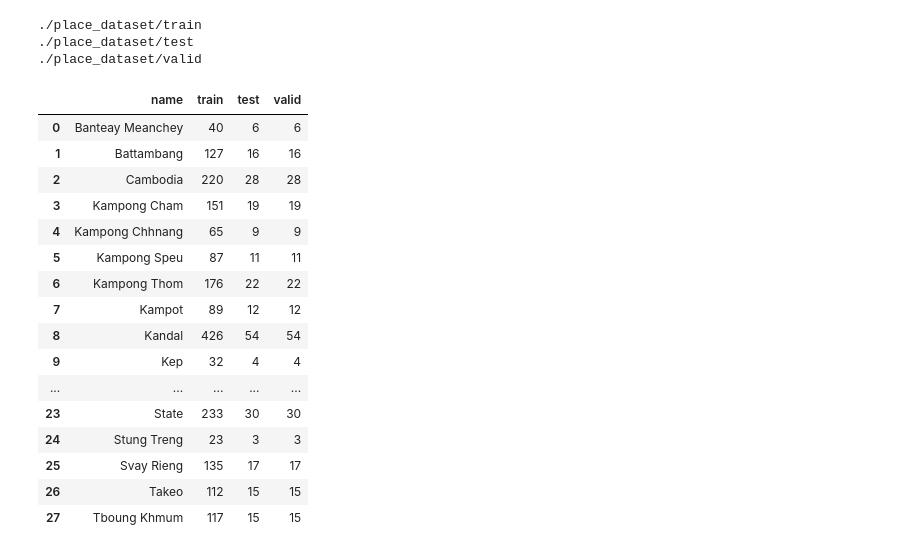
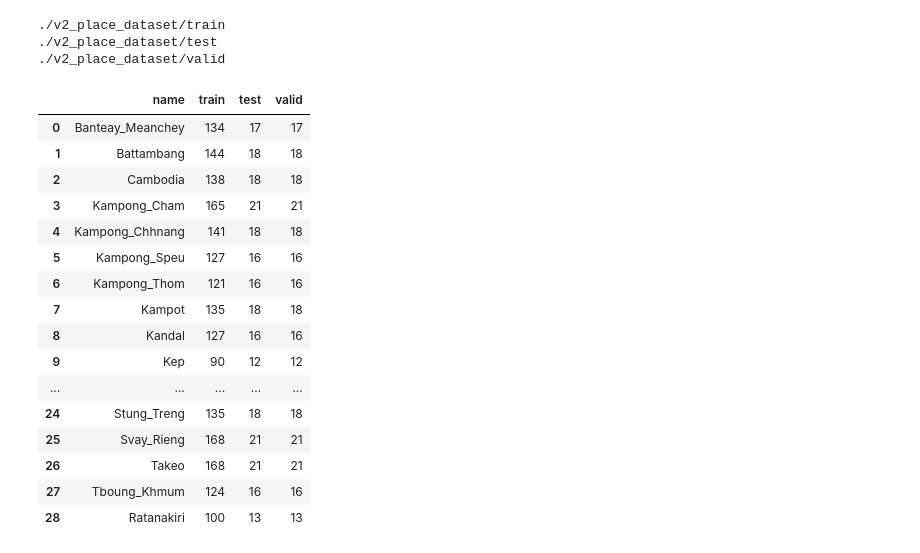
Before and after one commit to nattkorat/klpr-training, a Jupyter notebook: train test valid split by class.ipynb, the cells around one changed output. Drawn from its saved outputs; the diff is of its cells as text; code cells hidden in the pictures.

```diff
--- a/train test valid split by class.ipynb
+++ b/train test valid split by class.ipynb
@@ -55,7 +55,7 @@ def conv_txt_jpg(txt_file):
     return name
 # %%
 # origin datasets (consider that the data has not split into train valid and test yet)
-dataset = "/home/nattkorat/Desktop/plate name.v2i.yolov5pytorch"
+dataset = "/home/nattkorat/Desktop/klpr_dataset/places_db"
 
 train_dir = os.path.join(dataset, 'train')
 yalm_file = os.path.join(dataset, 'data.yaml')
@@ -67,7 +67,7 @@ files = os.listdir(label_dir)
 
 
 # create file structure
-database_name = 'place_dataset'
+database_name = 'v2_place_dataset'
 target_dir = './'
 create_yolov5_folder_data(target_dir, database_name)
 
@@ -107,52 +107,52 @@ for key, value in data_cls.items():
 
     # we can now just copy image and label to the new folder
     # train
     for data in tr:
         # labels
         shutil.copyfile(os.path.join(train_dir, 'labels', data), os.path.join(target_dir, database_name, 'train/labels', data))
 
         # image
         shutil.copyfile(os.path.join(train_dir, 'images', conv_txt_jpg(data)), os.path.join(target_dir, database_name, 'train/images', conv_txt_jpg(data)))
 
     # testing
     for data in ts:
         # labels
         shutil.copyfile(os.path.join(train_dir, 'labels', data), os.path.join(target_dir, database_name, 'test/labels', data))
 
         # image
         shutil.copyfile(os.path.join(train_dir, 'images', conv_txt_jpg(data)), os.path.join(target_dir, database_name, 'test/images', conv_txt_jpg(data)))
 
     # valid
     for data in vl:
         # labels
         shutil.copyfile(os.path.join(train_dir, 'labels', data), os.path.join(target_dir, database_name, 'valid/labels', data))
 
         # image
         shutil.copyfile(os.path.join(train_dir, 'images', conv_txt_jpg(data)), os.path.join(target_dir, database_name, 'valid/images', conv_txt_jpg(data)))
 
 data_info = pd.DataFrame(data_info)
 data_info
 # %% [output]
-./place_dataset/train
-./place_dataset/test
-./place_dataset/valid
+./v2_place_dataset/train
+./v2_place_dataset/test
+./v2_place_dataset/valid
 |  | name | train | test | valid |
-| 0 | Banteay Meanchey | 40 | 6 | 6 |
-| 1 | Battambang | 127 | 16 | 16 |
-| 2 | Cambodia | 220 | 28 | 28 |
-| 3 | Kampong Cham | 151 | 19 | 19 |
-| 4 | Kampong Chhnang | 65 | 9 | 9 |
-| 5 | Kampong Speu | 87 | 11 | 11 |
-| 6 | Kampong Thom | 176 | 22 | 22 |
-| 7 | Kampot | 89 | 12 | 12 |
-| 8 | Kandal | 426 | 54 | 54 |
-| 9 | Kep | 32 | 4 | 4 |
+| 0 | Banteay_Meanchey | 134 | 17 | 17 |
+| 1 | Battambang | 144 | 18 | 18 |
+| 2 | Cambodia | 138 | 18 | 18 |
+| 3 | Kampong_Cham | 165 | 21 | 21 |
+| 4 | Kampong_Chhnang | 141 | 18 | 18 |
+| 5 | Kampong_Speu | 127 | 16 | 16 |
+| 6 | Kampong_Thom | 121 | 16 | 16 |
+| 7 | Kampot | 135 | 18 | 18 |
+| 8 | Kandal | 127 | 16 | 16 |
+| 9 | Kep | 90 | 12 | 12 |
 | ... | ... | ... | ... | ... |
-| 23 | State | 233 | 30 | 30 |
-| 24 | Stung Treng | 23 | 3 | 3 |
-| 25 | Svay Rieng | 135 | 17 | 17 |
-| 26 | Takeo | 112 | 15 | 15 |
-| 27 | Tboung Khmum | 117 | 15 | 15 |
+| 24 | Stung_Treng | 135 | 18 | 18 |
+| 25 | Svay_Rieng | 168 | 21 | 21 |
+| 26 | Takeo | 168 | 21 | 21 |
+| 27 | Tboung_Khmum | 124 | 16 | 16 |
+| 28 | Ratanakiri | 100 | 13 | 13 |
 # %%
 data_info = data_info.sort_values('train', axis=0, ascending= False)
 data_info.plot(x='name', kind='barh', stacked=True, title='Class Distribution')
```
Also changed, not shown: parts of 2 cells of this notebook, 3 other files.
